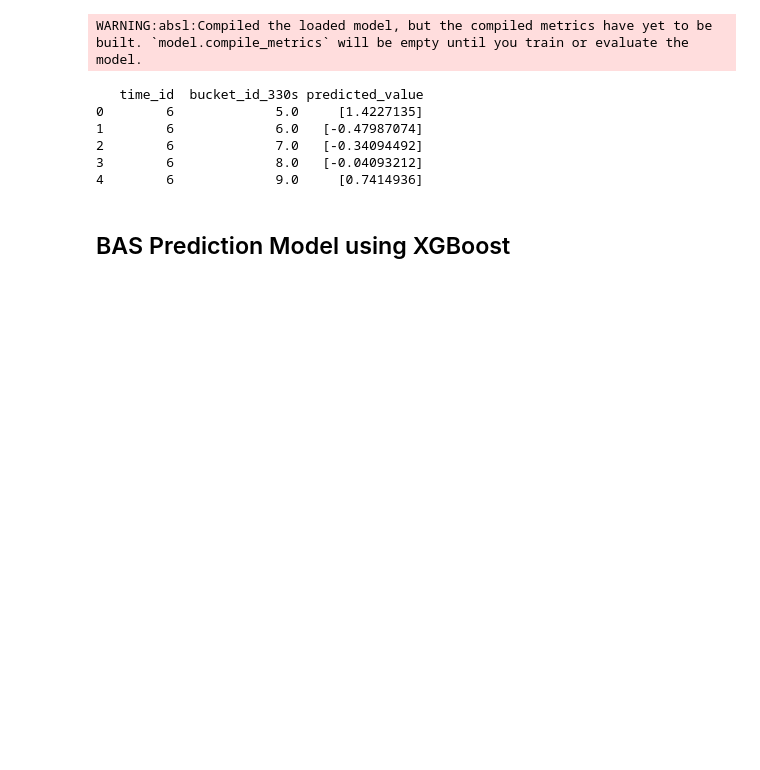
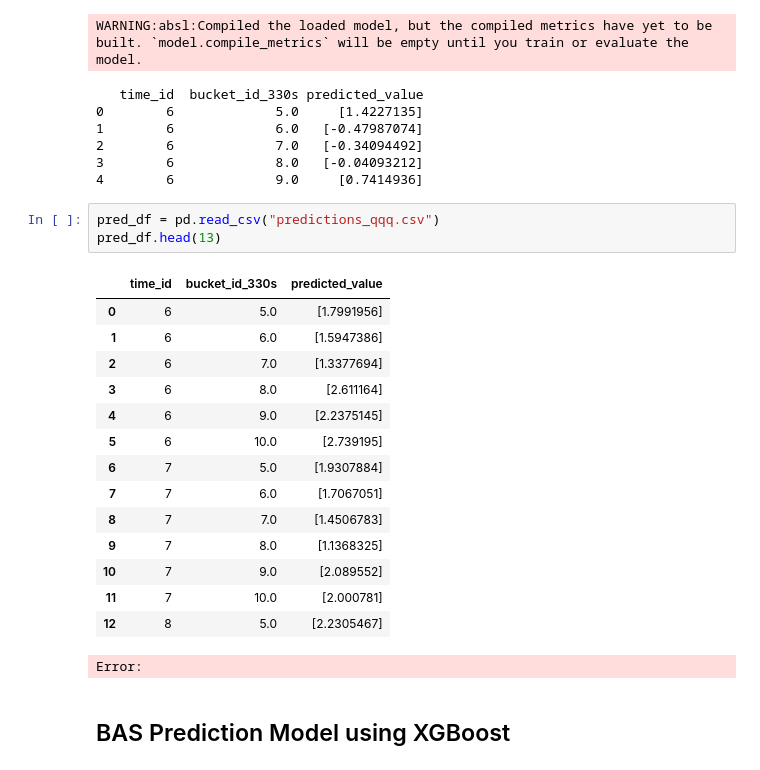
Before and after one commit to mofrui/volatility-analysis, a Jupyter notebook: report_withpipeline2.ipynb, the cells around one changed output. Saved outputs shown, nothing was run; the diff lists cells and outputs as text; blank space fills up the shorter version.

```diff
--- a/report_withpipeline2.ipynb
+++ b/report_withpipeline2.ipynb
@@ -570,6 +574,25 @@ WARNING:absl:Compiled the loaded model, but the compiled metrics have yet to be
 2        6             7.0   [-0.34094492]
 3        6             8.0   [-0.04093212]
 4        6             9.0     [0.7414936]
+# %%
+pred_df = pd.read_csv("predictions_qqq.csv")
+pred_df.head(13)
+# %% [output]
+|  | time_id | bucket_id_330s | predicted_value |
+| 0 | 6 | 5.0 | [1.7991956] |
+| 1 | 6 | 6.0 | [1.5947386] |
+| 2 | 6 | 7.0 | [1.3377694] |
+| 3 | 6 | 8.0 | [2.611164] |
+| 4 | 6 | 9.0 | [2.2375145] |
+| 5 | 6 | 10.0 | [2.739195] |
+| 6 | 7 | 5.0 | [1.9307884] |
+| 7 | 7 | 6.0 | [1.7067051] |
+| 8 | 7 | 7.0 | [1.4506783] |
+| 9 | 7 | 8.0 | [1.1368325] |
+| 10 | 7 | 9.0 | [2.089552] |
+| 11 | 7 | 10.0 | [2.000781] |
+| 12 | 8 | 5.0 | [2.2305467] |
+Error:
 # %% [markdown]
 ## BAS Prediction Model using XGBoost
 # %%
```
Also changed, not shown: parts of 14 cells of this notebook, 3 other files.
